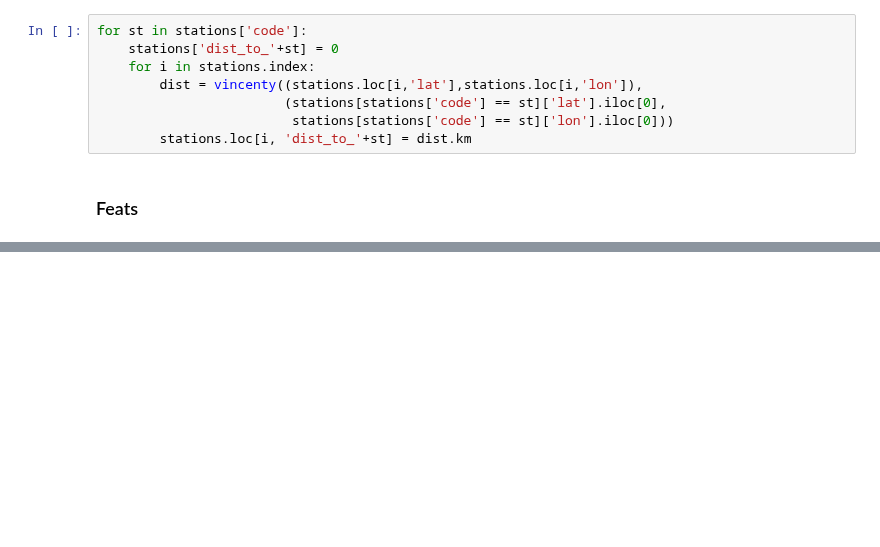
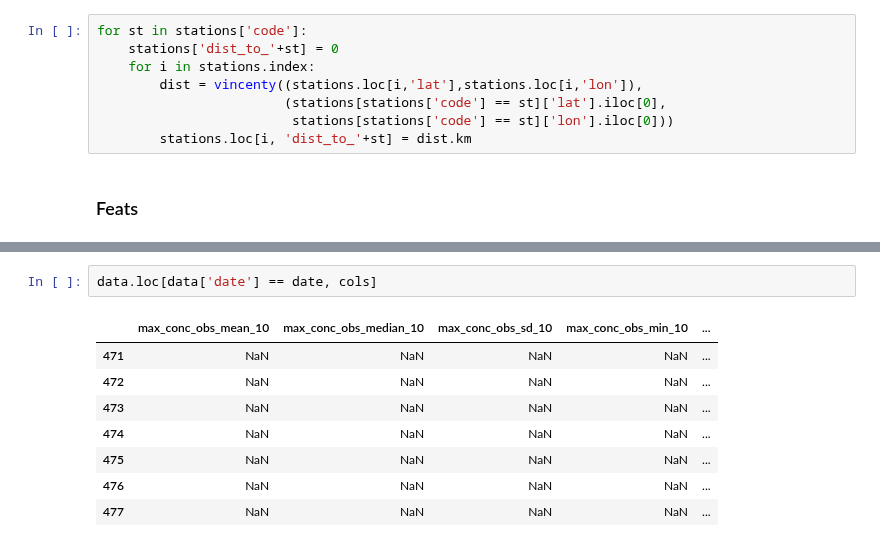
Before and after one commit to javiermas/BCNAirQualityDatathon, a Jupyter notebook: notebooks/Roger - V1.ipynb, the cells around one changed output, grey strips where cells are left out. Cells and saved outputs as stored; diff of their text form; blank space fills up the shorter version.

```diff
--- a/notebooks/Roger - V1.ipynb
+++ b/notebooks/Roger - V1.ipynb
@@ -259,0 +331,11 @@ for st in stations['code']:
+# %%
+data.loc[data['date'] == date, cols]
+# %% [output]
+|  | max_conc_obs_mean_10 | max_conc_obs_median_10 | max_conc_obs_sd_10 | max_conc_obs_min_10 | ... |
+| 471 | NaN | NaN | NaN | NaN | ... |
+| 472 | NaN | NaN | NaN | NaN | ... |
+| 473 | NaN | NaN | NaN | NaN | ... |
+| 474 | NaN | NaN | NaN | NaN | ... |
+| 475 | NaN | NaN | NaN | NaN | ... |
+| 476 | NaN | NaN | NaN | NaN | ... |
+| 477 | NaN | NaN | NaN | NaN | ... |
```
Also changed, not shown: parts of 10 cells of this notebook.
